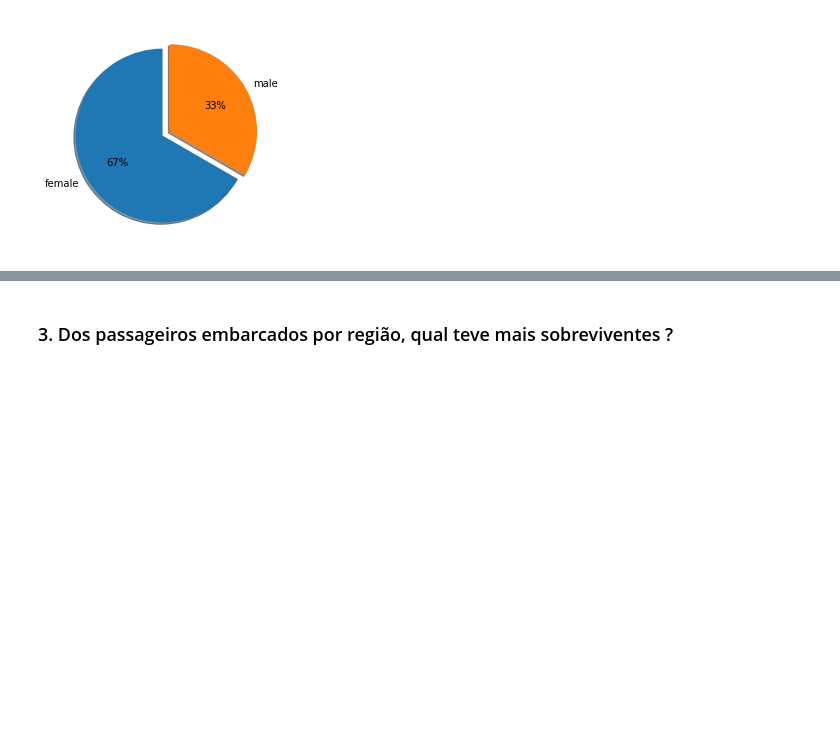
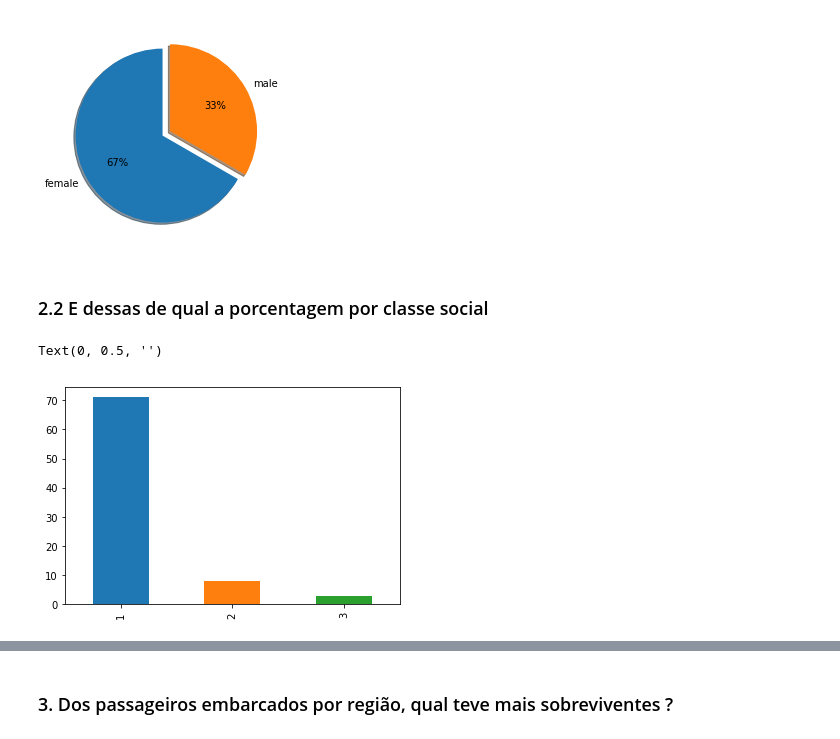
Before and after one commit to ronan-hilario96/kaggle-titanic, a Jupyter notebook: Titanic.ipynb, the cells around one changed output, grey strips where cells are left out. Drawn from its saved outputs; the diff is of its cells as text; code cells hidden in the pictures; blank space fills up the shorter version.

```diff
--- a/Titanic.ipynb
+++ b/Titanic.ipynb
@@ -98,3 +94,10 @@ df_titanic.query('Survived == 1')['Sex'].value_counts().plot.pie(
 # %% [output]
 Text(0, 0.5, '')
 [figure]
+# %% [markdown]
+ ### 2.2 E dessas de qual a porcentagem por classe social
+# %%
+df_titanic.query('Survived == 1 & Sex == "female"')['Pclass'].value_counts().plot.bar().set_ylabel('')
+# %% [output]
+Text(0, 0.5, '')
+[figure, added]
```
Also changed, not shown: parts of 10 cells of this notebook.
